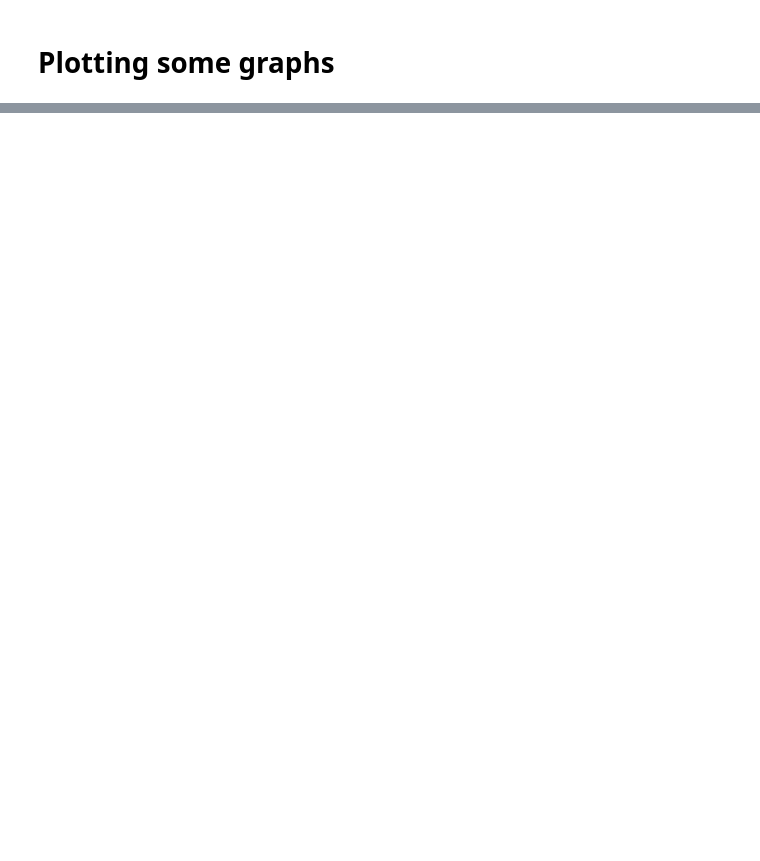
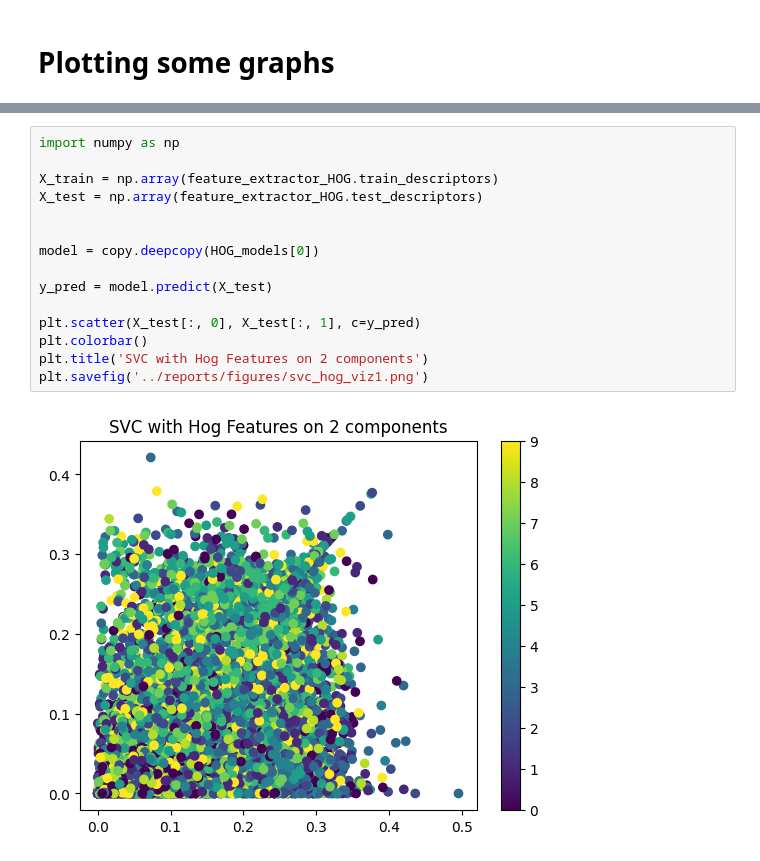
Before and after one commit to HeyMaui/MLRF_PROJECT, a Jupyter notebook: notebooks/demo.ipynb, the cells around one changed output, grey strips where cells are left out. Drawn from its saved outputs; the diff is of its cells as text; blank space fills up the shorter version.

```diff
--- a/notebooks/demo.ipynb
+++ b/notebooks/demo.ipynb
@@ -180,0 +342,17 @@ def plot_roc_curve(models, features, labels):
+# %%
+import numpy as np
+
+X_train = np.array(feature_extractor_HOG.train_descriptors)
+X_test = np.array(feature_extractor_HOG.test_descriptors)
+
+
+model = copy.deepcopy(HOG_models[0])
+
+y_pred = model.predict(X_test)
+
+plt.scatter(X_test[:, 0], X_test[:, 1], c=y_pred)
+plt.colorbar()
+plt.title('SVC with Hog Features on 2 components')
+plt.savefig('../reports/figures/svc_hog_viz1.png')
+# %% [output]
+[figure, added]
```
Also changed, not shown: parts of 16 cells of this notebook, 6 other files.
